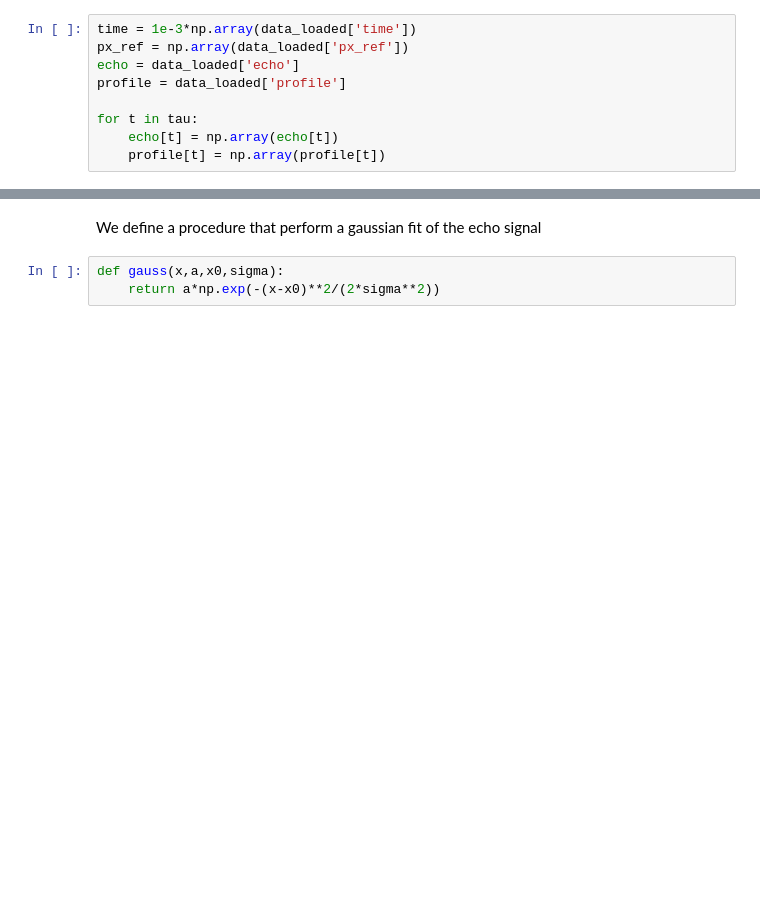
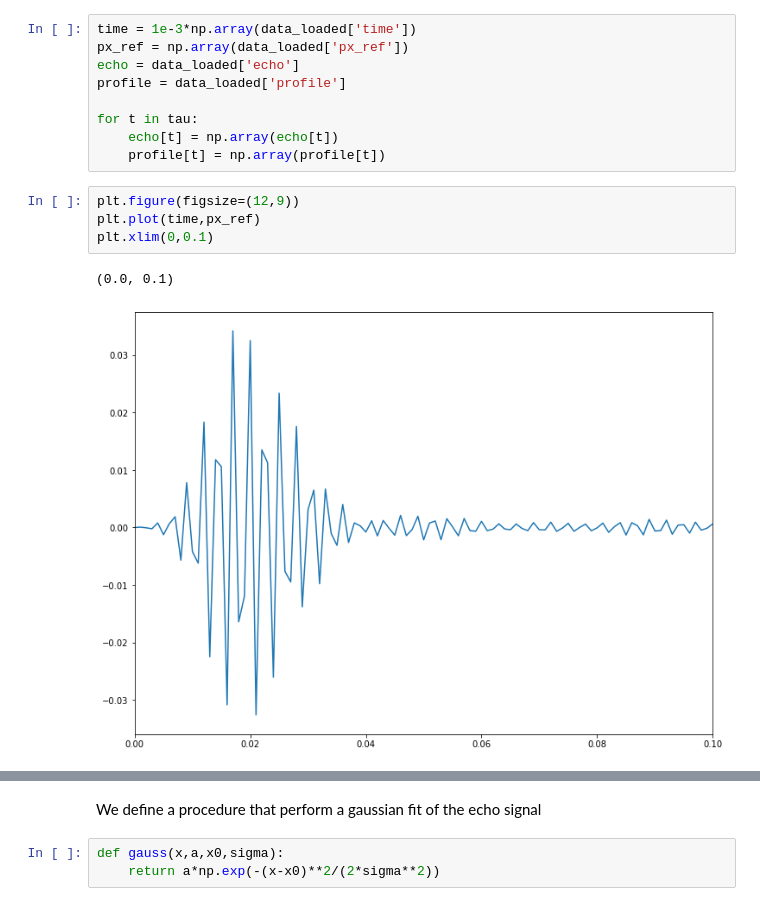
Before and after one commit to marcodalessandro76/Echo_mechanisms_decay_time_optical_orientation, a Jupyter notebook: PHOTON_ECO/ANALYSIS_Plot.ipynb, the cells around one changed output, grey strips where cells are left out. Drawn from its saved outputs; the diff is of its cells as text; blank space fills up the shorter version.

```diff
--- a/PHOTON_ECO/ANALYSIS_Plot.ipynb
+++ b/PHOTON_ECO/ANALYSIS_Plot.ipynb
@@ -419,4 +430,11 @@ profile = data_loaded['profile']
 for t in tau:
     echo[t] = np.array(echo[t])
     profile[t] = np.array(profile[t])
+# %%
+plt.figure(figsize=(12,9))
+plt.plot(time,px_ref)
+plt.xlim(0,0.1)
+# %% [output]
+(0.0, 0.1)
+[figure, added]
 # %%
```
Also changed, not shown: parts of 37 cells of this notebook, 5 other files.
